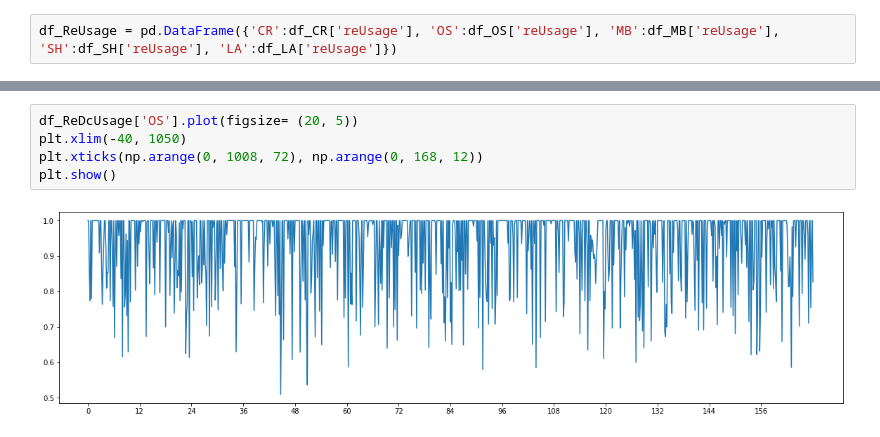
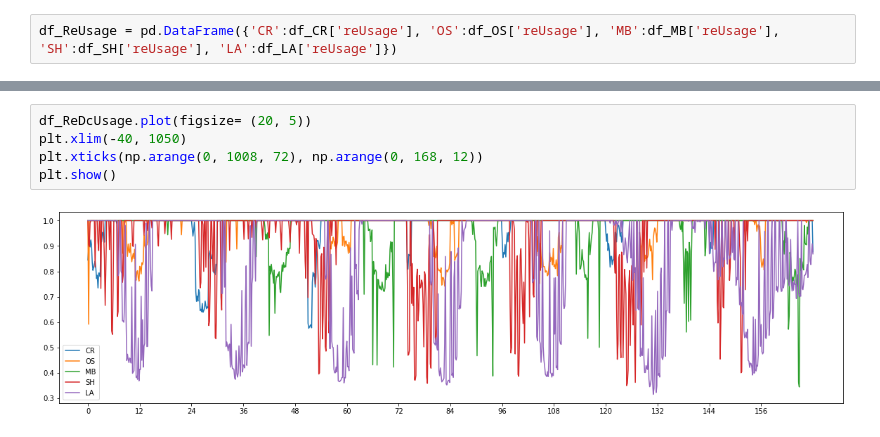
Before and after one commit to pmzhu444/CloudSimPerSimple, a Jupyter notebook: experiment_data/maxpower.ipynb, the cells around one changed output, grey strips where cells are left out. Cells and saved outputs as stored; diff of their text form.

```diff
--- a/experiment_data/maxpower.ipynb
+++ b/experiment_data/maxpower.ipynb
@@ -181,7 +181,7 @@ df_ReDcUsage.boxplot()
 # %%
-df_ReDcUsage['OS'].plot(figsize= (20, 5))
+df_ReDcUsage.plot(figsize= (20, 5))
 plt.xlim(-40, 1050)
 plt.xticks(np.arange(0, 1008, 72), np.arange(0, 168, 12))
 plt.show()
 # %% [output]
-[figure, old version]
+[figure, new version]
```
Also changed, not shown: parts of 2 cells of this notebook, 11 other files.
